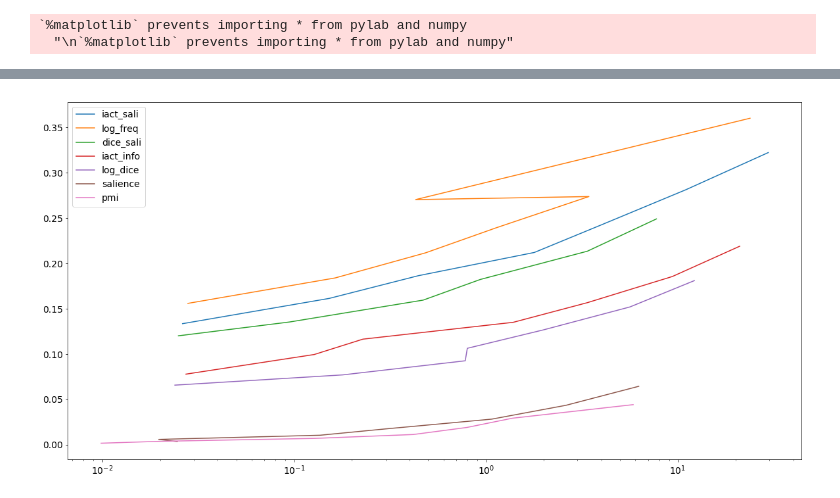
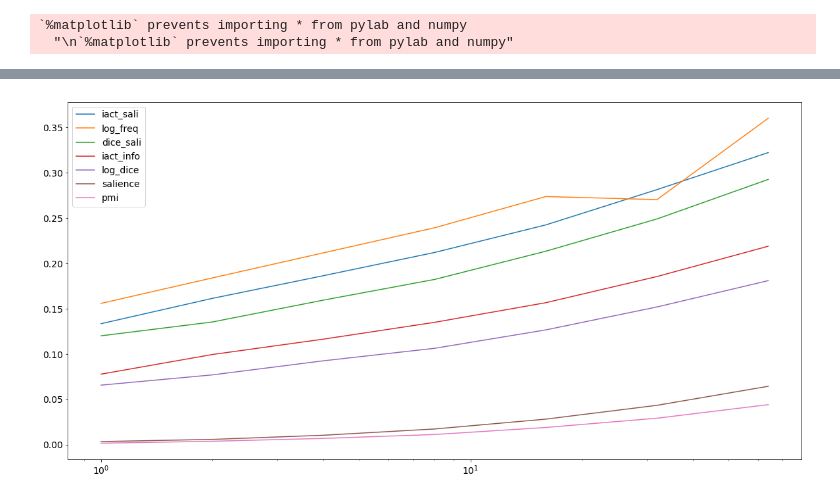
Before and after one commit to makrai/verb-tensor, a Jupyter notebook: show_exper.ipynb, the cells around one changed output, grey strips where cells are left out. Saved outputs shown, nothing was run; the diff lists cells and outputs as text; code cells hidden in the pictures.

```diff
--- a/show_exper.ipynb
+++ b/show_exper.ipynb
@@ -46,7 +46,7 @@ def get_df():
         cutoff, dim = map(int, (cutoff, dim))
         ktensor, fit, n_iterations, exectimes = pickle.load(open(filen, mode='rb'))
 
-        tabular.append((weight, cutoff, dim, ktensor.shape, fit, sum(exectimes)))
-    return pd.DataFrame(tabular, columns=['weight', 'cutoff', 'dim', 'shape', 'fit', 'time'])
+        tabular.append((weight, cutoff, dim, ktensor.shape, fit, n_iterations, sum(exectimes)))
+    return pd.DataFrame(tabular, columns=['weight', 'cutoff', 'dim', 'shape', 'fit', 'n_iterations', 'time'])
 # %%
 df = get_df()
@@ -53,2 +64,2 @@ df = get_df()
 # %%
-df_fixeddim = df[df.dim==32]
+weights = df[df.dim==32].sort_values('fit', ascending=False).weight
@@ -65,16 +66,16 @@ df_fixeddim = df[df.dim==32]
-# %%
-weights = df_fixeddim.sort_values('fit', ascending=False).weight
 # %%
 for weight in weights:
     df_w = df[df.weight==weight].sort_values('dim', ascending=False)
-    plt.plot(#df_w.dim,
-        df_w.time/60/60,
+    plt.plot(
+        df_w.dim,
+        #df_w.n_iterations)#,
+        #df_w.time/60/60)
         df_w.fit)
 
 #for i, ser in df[['fit', 'time', 'weight']].iterrows():
 #    plt.annotate(ser.weight, (ser.fit, ser.time))
 #plt.colorbar()
 plt.xscale('log')
 _ = plt.legend(weights)
 # %% [output]
-[figure, old version]
+[figure, new version]
```
Also changed, not shown: parts of 2 cells of this notebook.
